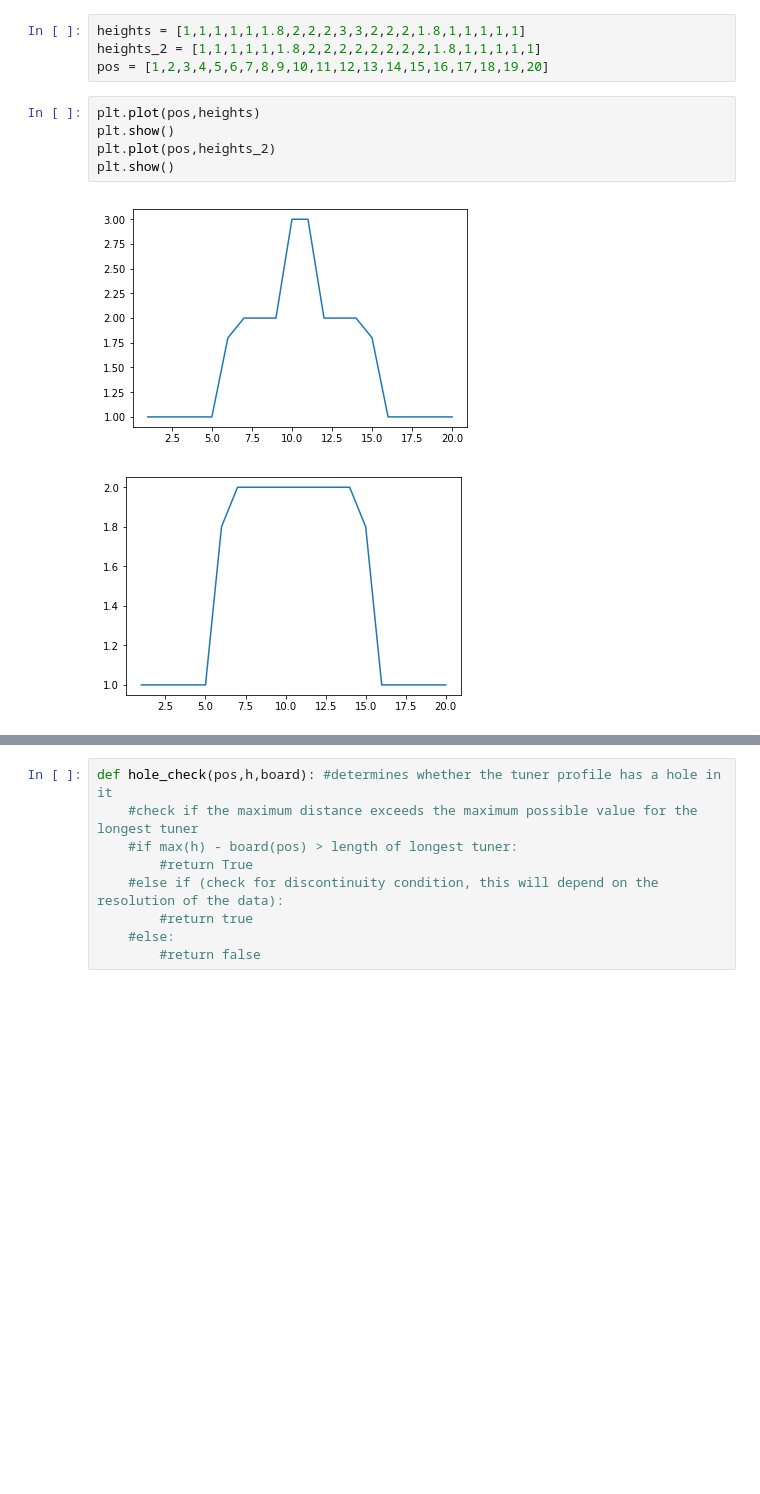
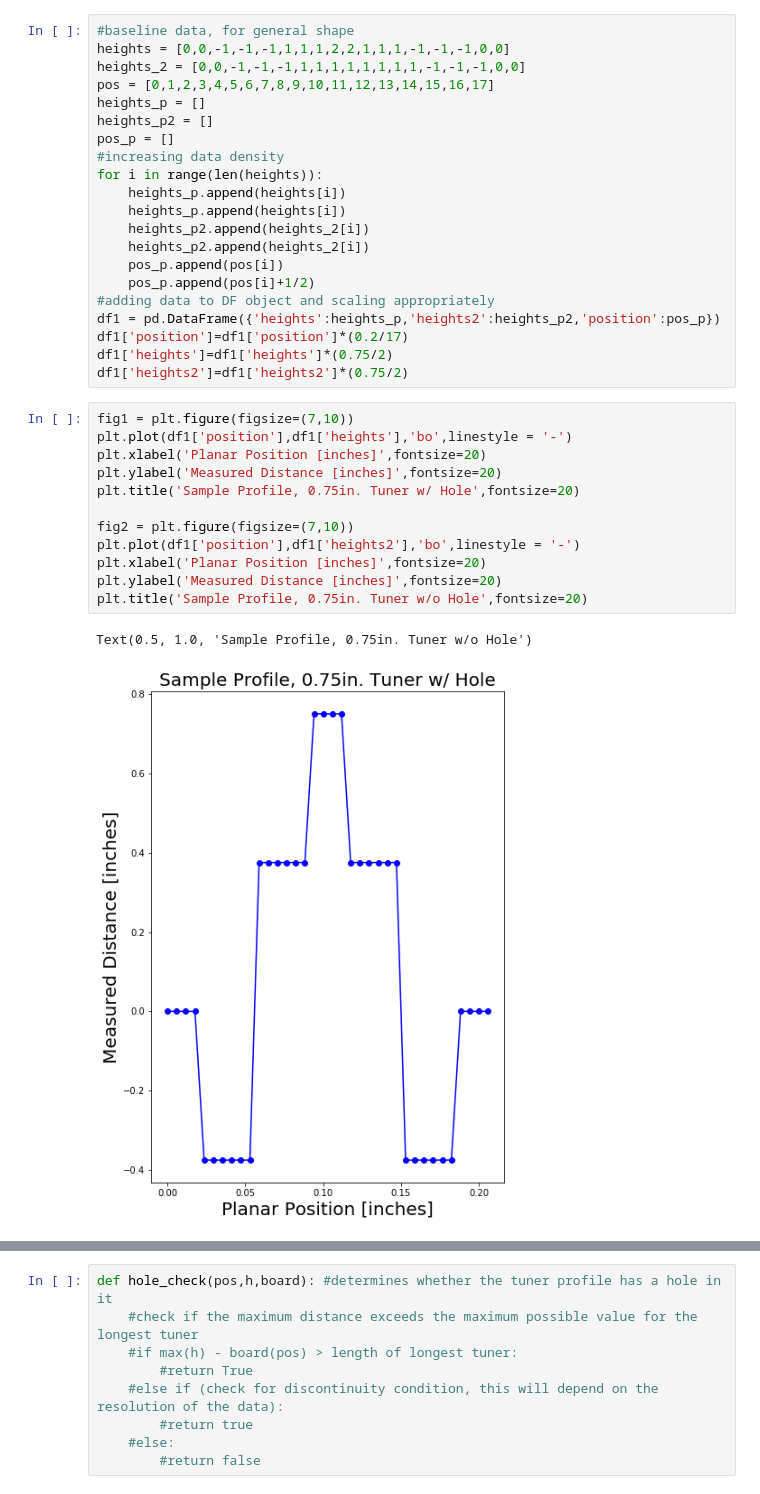
Before and after one commit to r-bickley/measurement_system_interface, a Jupyter notebook: Sample_Data.ipynb, the cells around one changed output, grey strips where cells are left out. Saved outputs shown, nothing was run; the diff lists cells and outputs as text; blank space fills up the shorter version.

```diff
--- a/Sample_Data.ipynb
+++ b/Sample_Data.ipynb
@@ -4,12 +6,36 @@ import numpy as np
-# %%
-heights = [1,1,1,1,1,1.8,2,2,2,3,3,2,2,2,1.8,1,1,1,1,1]
-heights_2 = [1,1,1,1,1,1.8,2,2,2,2,2,2,2,2,1.8,1,1,1,1,1]
-pos = [1,2,3,4,5,6,7,8,9,10,11,12,13,14,15,16,17,18,19,20]
-# %%
-plt.plot(pos,heights)
-plt.show()
-plt.plot(pos,heights_2)
-plt.show()
-# %% [output]
-[figure, removed]
-[figure, removed]
+# %%
+#baseline data, for general shape
+heights = [0,0,-1,-1,-1,1,1,1,2,2,1,1,1,-1,-1,-1,0,0]
+heights_2 = [0,0,-1,-1,-1,1,1,1,1,1,1,1,1,-1,-1,-1,0,0]
+pos = [0,1,2,3,4,5,6,7,8,9,10,11,12,13,14,15,16,17]
+heights_p = []
+heights_p2 = []
+pos_p = []
+#increasing data density
+for i in range(len(heights)):
+    heights_p.append(heights[i])
+    heights_p.append(heights[i])
+    heights_p2.append(heights_2[i])
+    heights_p2.append(heights_2[i])
+    pos_p.append(pos[i])
+    pos_p.append(pos[i]+1/2)
+#adding data to DF object and scaling appropriately
+df1 = pd.DataFrame({'heights':heights_p,'heights2':heights_p2,'position':pos_p})
+df1['position']=df1['position']*(0.2/17)
+df1['heights']=df1['heights']*(0.75/2)
+df1['heights2']=df1['heights2']*(0.75/2)
+# %%
+fig1 = plt.figure(figsize=(7,10))
+plt.plot(df1['position'],df1['heights'],'bo',linestyle = '-')
+plt.xlabel('Planar Position [inches]',fontsize=20)
+plt.ylabel('Measured Distance [inches]',fontsize=20)
+plt.title('Sample Profile, 0.75in. Tuner w/ Hole',fontsize=20)
+
+fig2 = plt.figure(figsize=(7,10))
+plt.plot(df1['position'],df1['heights2'],'bo',linestyle = '-')
+plt.xlabel('Planar Position [inches]',fontsize=20)
+plt.ylabel('Measured Distance [inches]',fontsize=20)
+plt.title('Sample Profile, 0.75in. Tuner w/o Hole',fontsize=20)
+# %% [output]
+Text(0.5, 1.0, 'Sample Profile, 0.75in. Tuner w/o Hole')
+[figure, added]
```
Also changed, not shown: parts of 4 cells of this notebook.
